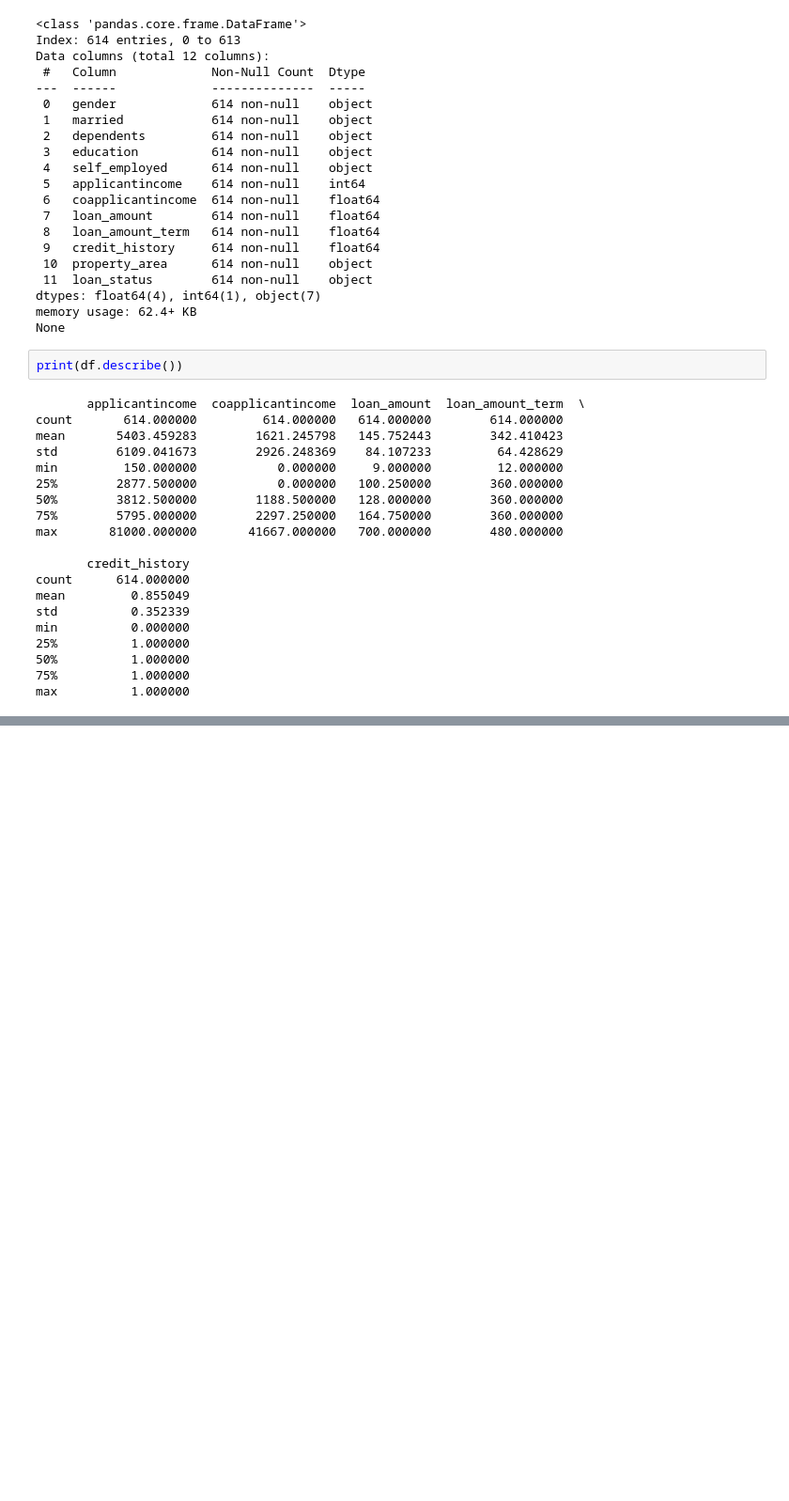
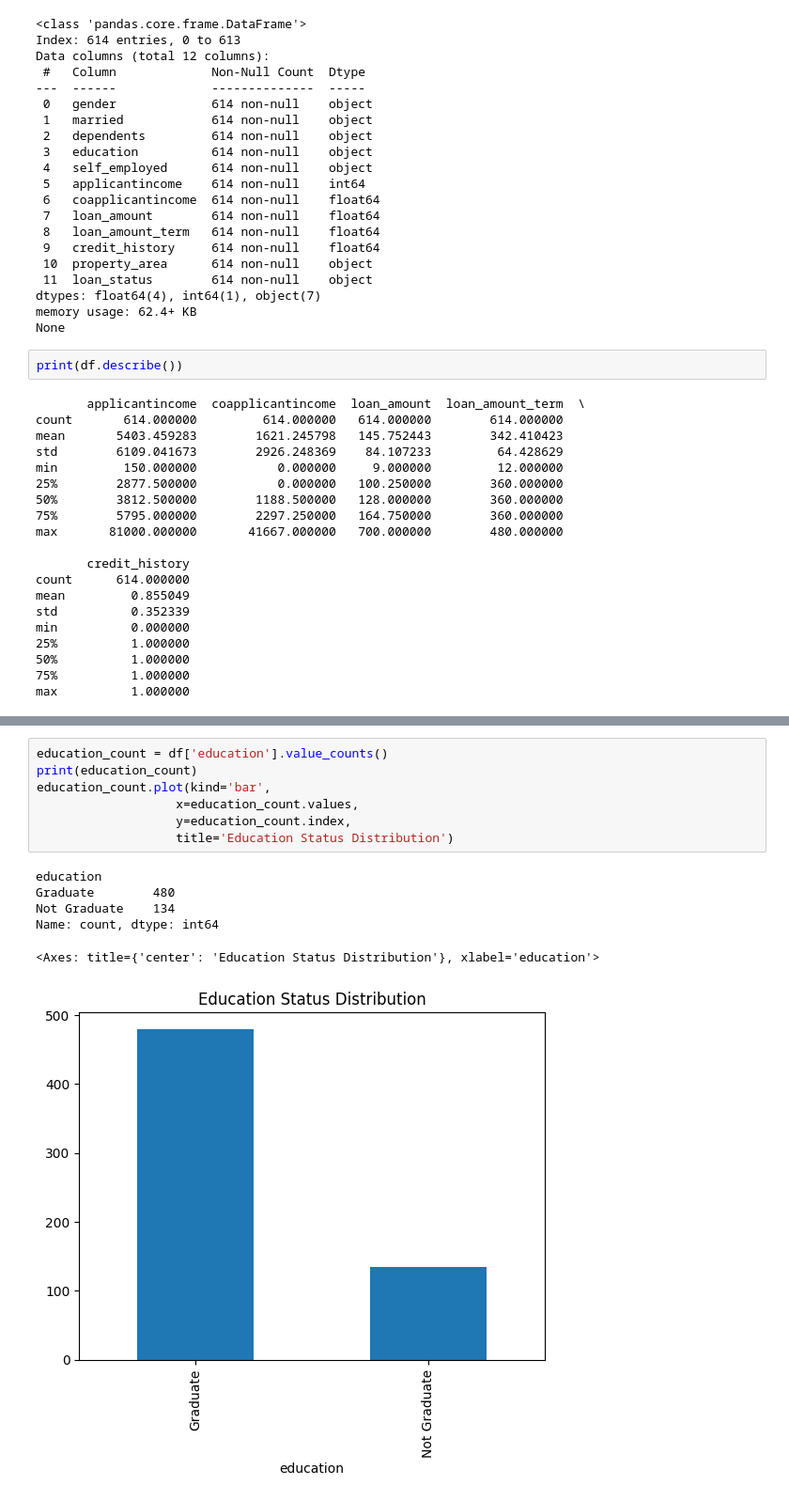
Before and after one commit to giusmahnn/NoteBook, a Jupyter notebook: loan_prediction/loan_prediction.ipynb, the cells around one changed output, grey strips where cells are left out. Shown at 94% size. Saved outputs shown, nothing was run; the diff lists cells and outputs as text; blank space fills up the shorter version.

```diff
--- a/loan_prediction/loan_prediction.ipynb
+++ b/loan_prediction/loan_prediction.ipynb
@@ -111,0 +163,14 @@ max          1.000000
+# %%
+education_count = df['education'].value_counts()
+print(education_count)
+education_count.plot(kind='bar',
+                   x=education_count.values,
+                   y=education_count.index,
+                   title='Education Status Distribution')
+# %% [output]
+education
+Graduate        480
+Not Graduate    134
+Name: count, dtype: int64
+<Axes: title={'center': 'Education Status Distribution'}, xlabel='education'>
+[figure, added]
```
Also changed, not shown: parts of 11 cells of this notebook, 2 other files.
